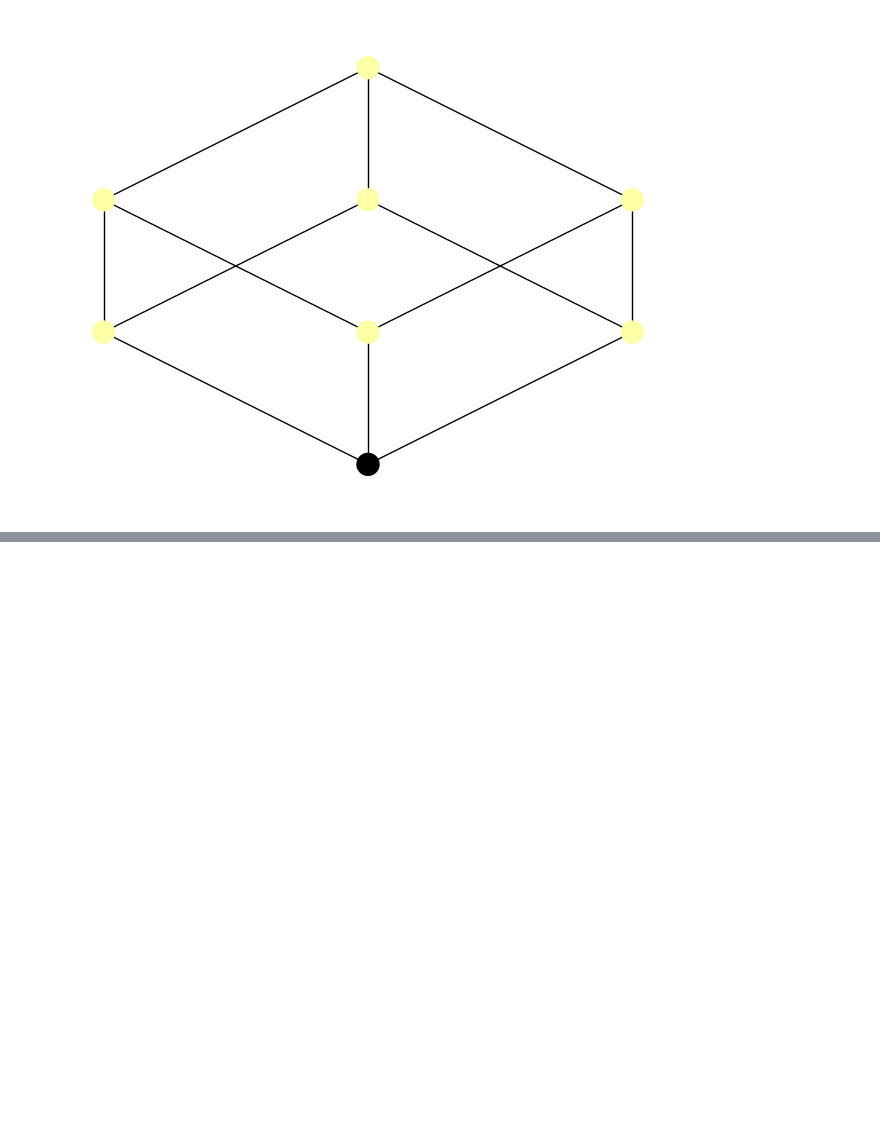
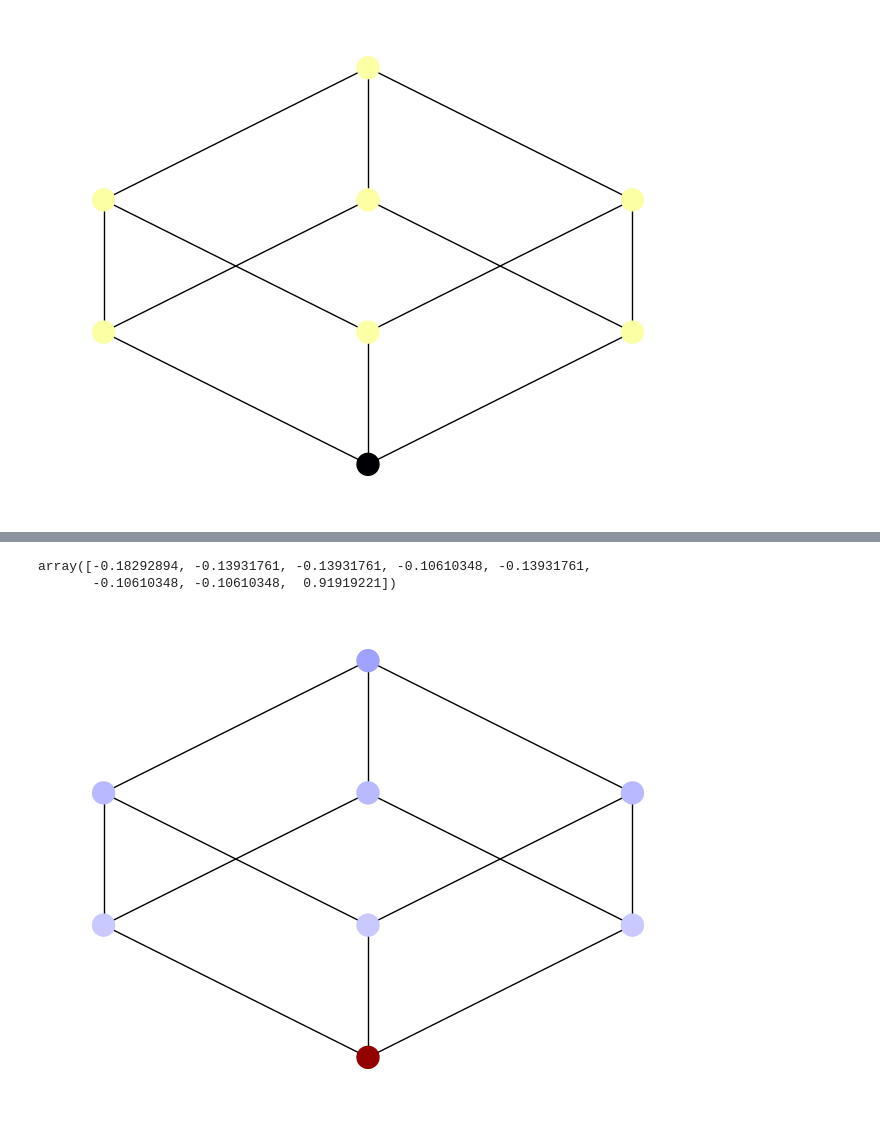
Before and after one commit to YuvalShemla/quantum_walk_implementations, a Jupyter notebook: walk_visual.ipynb, the cells around one changed output, grey strips where cells are left out. Cells and saved outputs as stored; diff of their text form; code cells hidden in the pictures; blank space fills up the shorter version.

```diff
--- a/walk_visual.ipynb
+++ b/walk_visual.ipynb
@@ -89,0 +95,20 @@ nx.draw(
+# %%
+pDiff = pquant - pt
+pDiff
+# %% [output]
+array([-0.18292894, -0.13931761, -0.13931761, -0.10610348, -0.13931761,
+       -0.10610348, -0.10610348,  0.91919221])
+# %%
+# Colormap
+norm = Normalize(vmin=-1, vmax=1)
+mapper = cm.ScalarMappable(norm=norm, cmap=cm.seismic)
+
+nx.draw(
+    G,
+    pos=graphviz_layout(G, prog="dot"),
+    node_color=[mapper.to_rgba(pDiff[i]) for i in range(len(pDiff))],
+    node_size=250,
+    with_labels=False
+)
+# %% [output]
+[figure, added]
```
Also changed, not shown: parts of 1 cell of this notebook.
